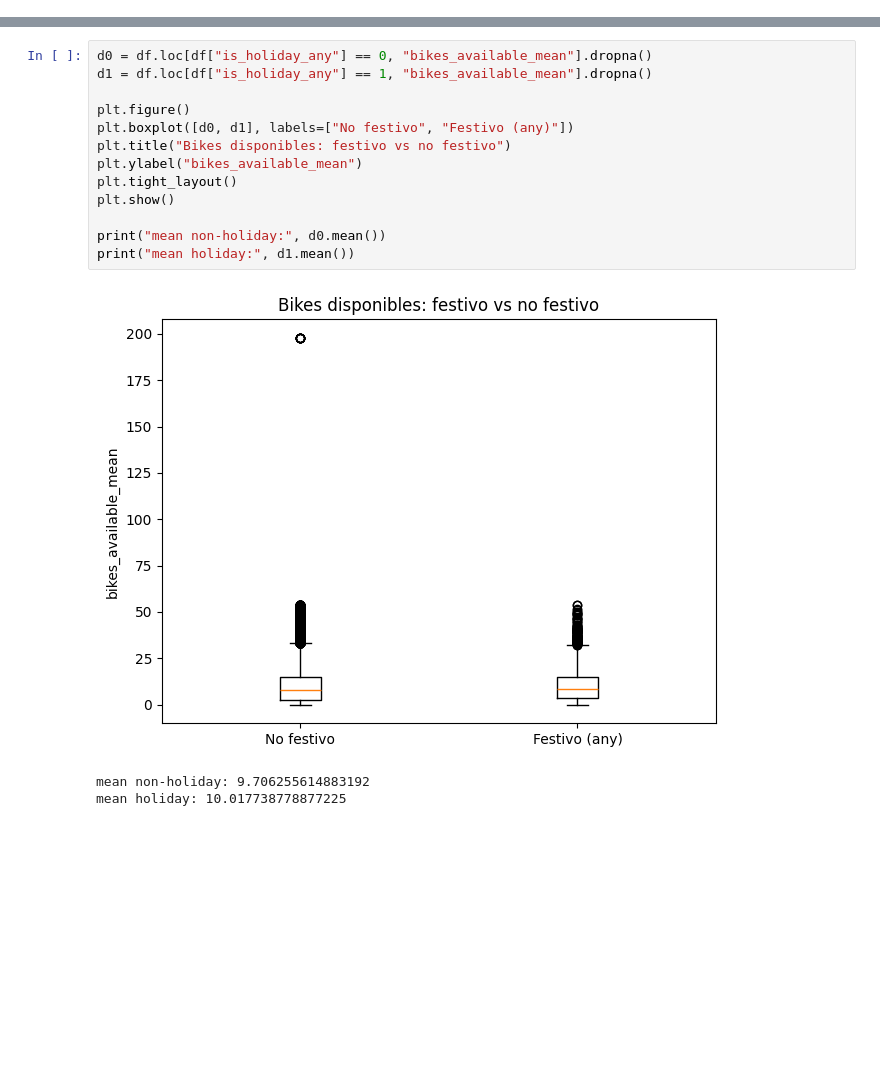
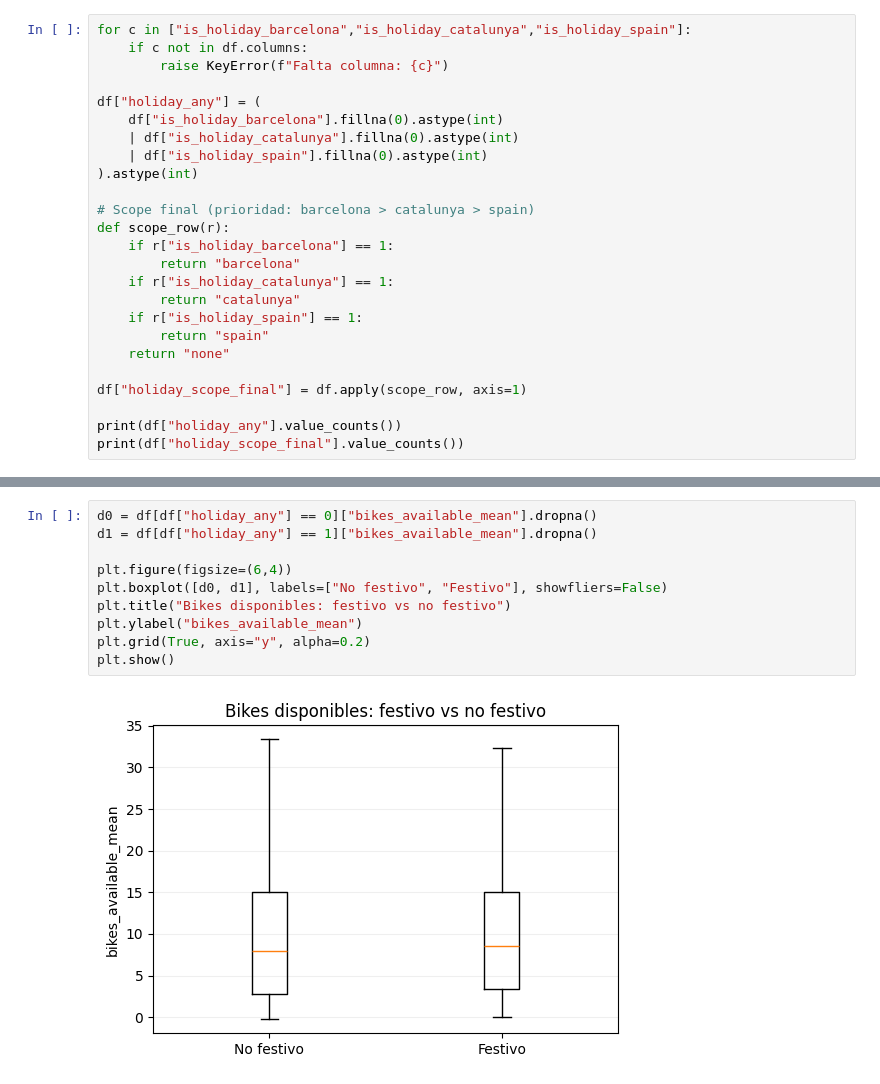
Before and after one commit to itspatxi/bicing-barcelona-ml, a Jupyter notebook: notebooks/eda/EDA_holidays.ipynb, the cells around one changed output, grey strips where cells are left out. Drawn from its saved outputs; the diff is of its cells as text; blank space fills up the shorter version.

```diff
--- a/notebooks/eda/EDA_holidays.ipynb
+++ b/notebooks/eda/EDA_holidays.ipynb
@@ -97,0 +64,25 @@ plt.show()
+# %%
+for c in ["is_holiday_barcelona","is_holiday_catalunya","is_holiday_spain"]:
+    if c not in df.columns:
+        raise KeyError(f"Falta columna: {c}")
+
+df["holiday_any"] = (
+    df["is_holiday_barcelona"].fillna(0).astype(int)
+    | df["is_holiday_catalunya"].fillna(0).astype(int)
+    | df["is_holiday_spain"].fillna(0).astype(int)
+).astype(int)
+
+# Scope final (prioridad: barcelona > catalunya > spain)
+def scope_row(r):
+    if r["is_holiday_barcelona"] == 1:
+        return "barcelona"
+    if r["is_holiday_catalunya"] == 1:
+        return "catalunya"
+    if r["is_holiday_spain"] == 1:
+        return "spain"
+    return "none"
+
+df["holiday_scope_final"] = df.apply(scope_row, axis=1)
+
+print(df["holiday_any"].value_counts())
+print(df["holiday_scope_final"].value_counts())
@@ -98,17 +141,12 @@ plt.show()
 # %%
-d0 = df.loc[df["is_holiday_any"] == 0, "bikes_available_mean"].dropna()
-d1 = df.loc[df["is_holiday_any"] == 1, "bikes_available_mean"].dropna()
+d0 = df[df["holiday_any"] == 0]["bikes_available_mean"].dropna()
+d1 = df[df["holiday_any"] == 1]["bikes_available_mean"].dropna()
 
-plt.figure()
-plt.boxplot([d0, d1], labels=["No festivo", "Festivo (any)"])
+plt.figure(figsize=(6,4))
+plt.boxplot([d0, d1], labels=["No festivo", "Festivo"], showfliers=False)
 plt.title("Bikes disponibles: festivo vs no festivo")
 plt.ylabel("bikes_available_mean")
-plt.tight_layout()
+plt.grid(True, axis="y", alpha=0.2)
 plt.show()
-
-print("mean non-holiday:", d0.mean())
-print("mean holiday:", d1.mean())
 # %% [output]
-[figure, old version]
+[figure, new version]
-mean non-holiday: 9.706255614883192
-mean holiday: 10.017738778877225
```
Also changed, not shown: parts of 19 cells of this notebook, 3 other files.
